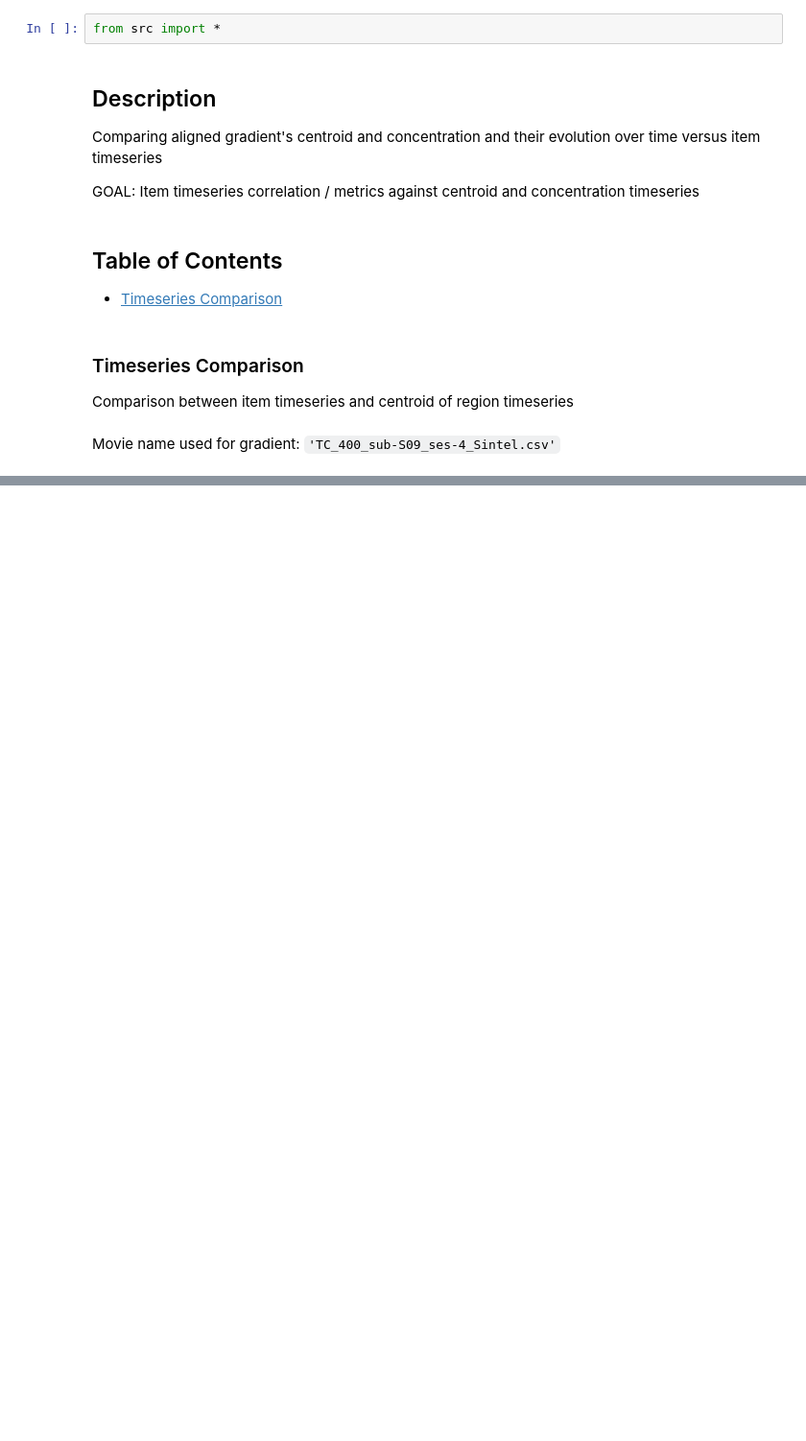
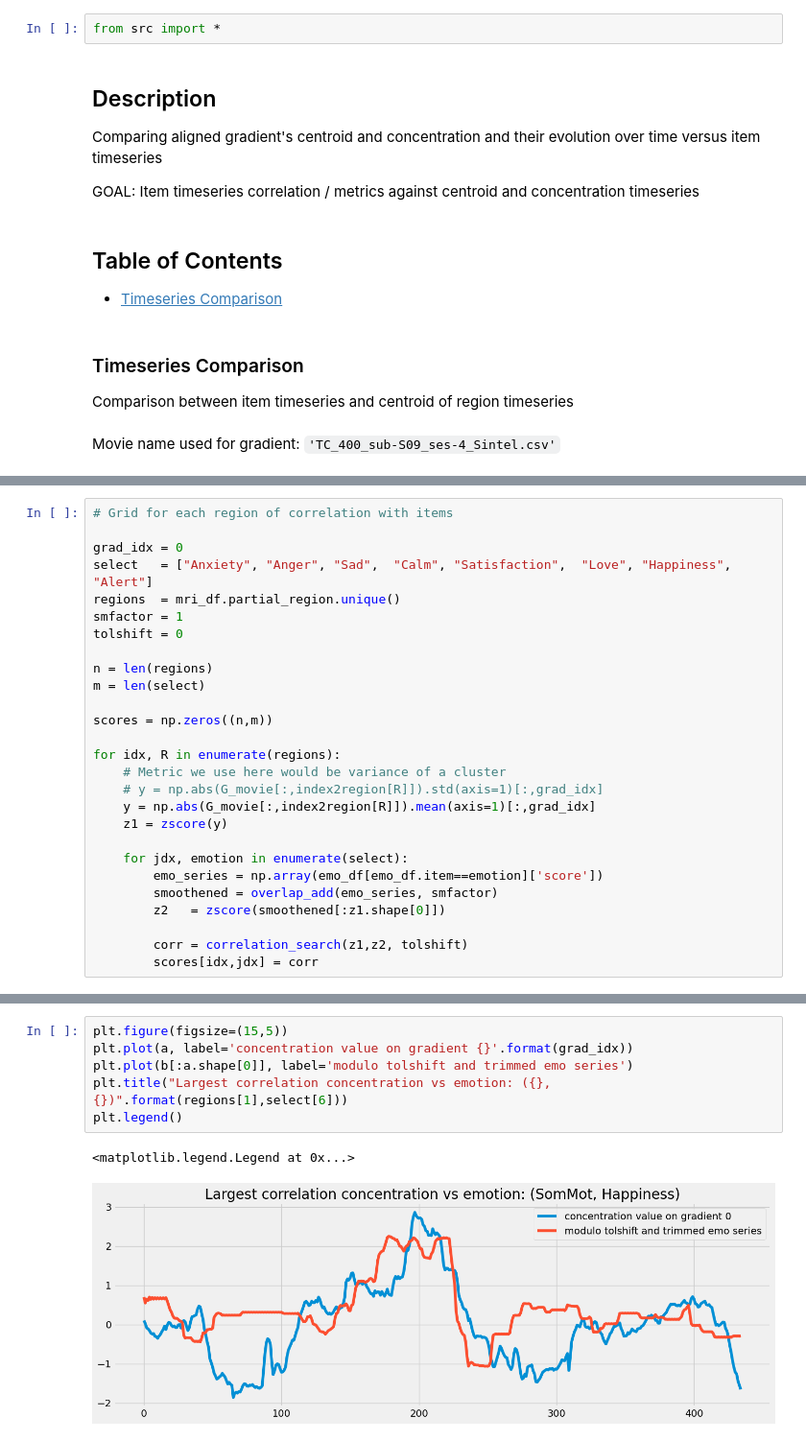
Before and after one commit to MIPLabCH/emoguide_gradients, a Jupyter notebook: fmri-emotion_cohesion.ipynb, the cells around one changed output, grey strips where cells are left out. Shown at 96% size. Cells and saved outputs as stored; diff of their text form; blank space fills up the shorter version.

```diff
--- a/fmri-emotion_cohesion.ipynb
+++ b/fmri-emotion_cohesion.ipynb
@@ -54,0 +74,27 @@ plt.plot(emo_series)
+# %%
+# Grid for each region of correlation with items
+
+grad_idx = 0
+select   = ["Anxiety", "Anger", "Sad",  "Calm", "Satisfaction",  "Love", "Happiness", "Alert"]
+regions  = mri_df.partial_region.unique()
+smfactor = 1
+tolshift = 0
+
+n = len(regions)
+m = len(select)
+
+scores = np.zeros((n,m))
+
+for idx, R in enumerate(regions):
+    # Metric we use here would be variance of a cluster
+    # y = np.abs(G_movie[:,index2region[R]]).std(axis=1)[:,grad_idx]
+    y = np.abs(G_movie[:,index2region[R]]).mean(axis=1)[:,grad_idx]
+    z1 = zscore(y)
+
+    for jdx, emotion in enumerate(select):
+        emo_series = np.array(emo_df[emo_df.item==emotion]['score'])
+        smoothened = overlap_add(emo_series, smfactor)
+        z2   = zscore(smoothened[:z1.shape[0]])
+
+        corr = correlation_search(z1,z2, tolshift)
+        scores[idx,jdx] = corr
@@ -54,0 +116,9 @@ plt.plot(emo_series)
+# %%
+plt.figure(figsize=(15,5))
+plt.plot(a, label='concentration value on gradient {}'.format(grad_idx))
+plt.plot(b[:a.shape[0]], label='modulo tolshift and trimmed emo series')
+plt.title("Largest correlation concentration vs emotion: ({}, {})".format(regions[1],select[6]))
+plt.legend()
+# %% [output]
+<matplotlib.legend.Legend at 0x...>
+[figure, added]
```
Also changed, not shown: parts of 18 cells of this notebook, 3 other files.
